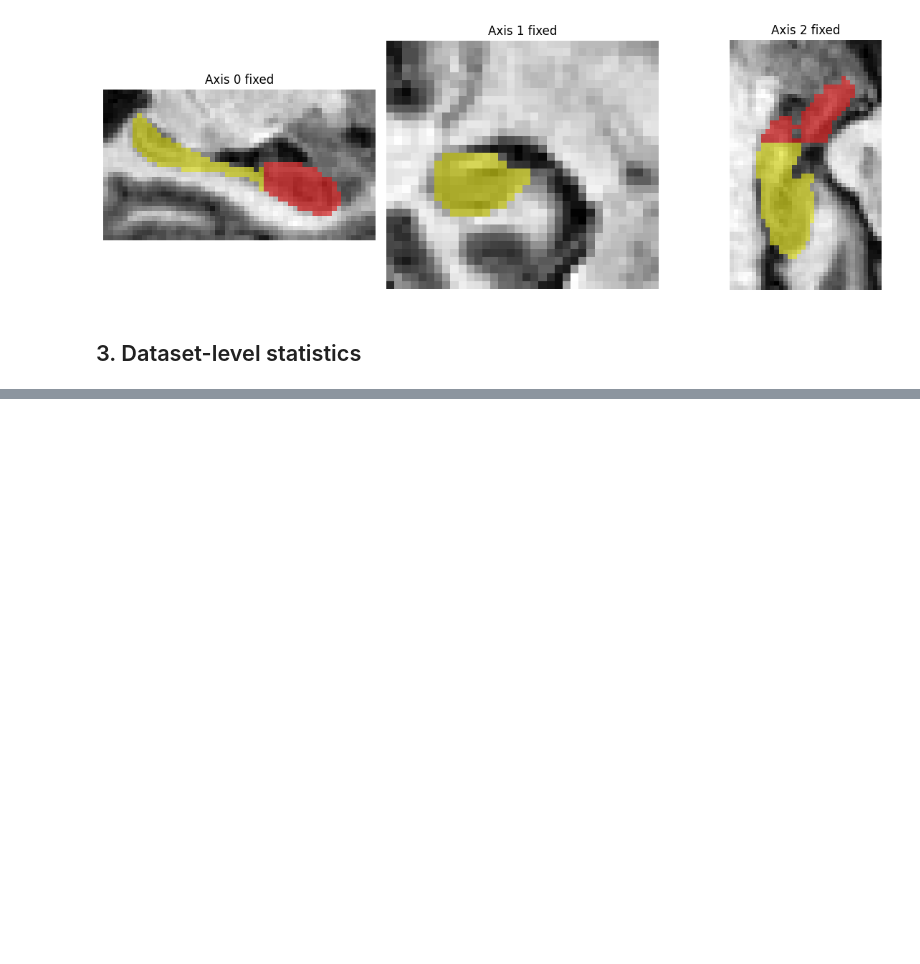
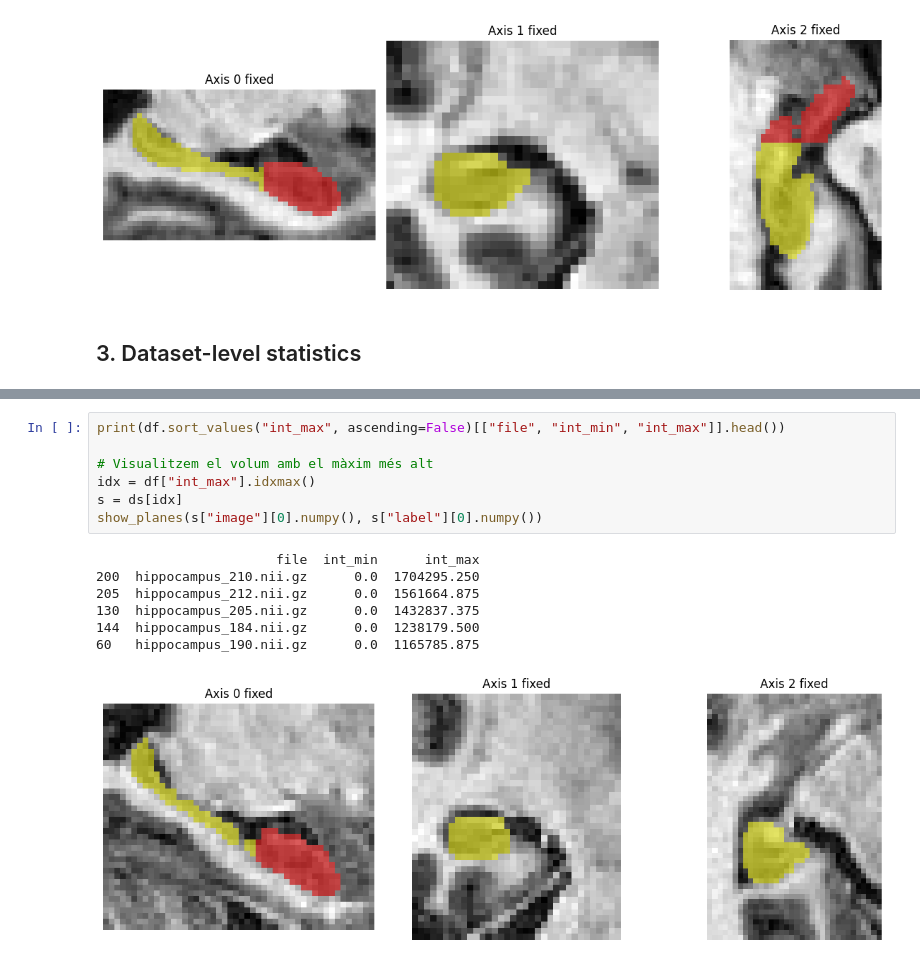
Before and after one commit to maartariutort/mri-segmentation-monai, a Jupyter notebook: notebooks/01_exploration.ipynb, the cells around one changed output, grey strips where cells are left out. Cells and saved outputs as stored; diff of their text form; blank space fills up the shorter version.

```diff
--- a/notebooks/01_exploration.ipynb
+++ b/notebooks/01_exploration.ipynb
@@ -146,0 +165,15 @@ df.describe().round(3)
+# %%
+print(df.sort_values("int_max", ascending=False)[["file", "int_min", "int_max"]].head())
+
+# Visualitzem el volum amb el màxim més alt
+idx = df["int_max"].idxmax()
+s = ds[idx]
+show_planes(s["image"][0].numpy(), s["label"][0].numpy())
+# %% [output]
+                       file  int_min      int_max
+200  hippocampus_210.nii.gz      0.0  1704295.250
+205  hippocampus_212.nii.gz      0.0  1561664.875
+130  hippocampus_205.nii.gz      0.0  1432837.375
+144  hippocampus_184.nii.gz      0.0  1238179.500
+60   hippocampus_190.nii.gz      0.0  1165785.875
+[figure, added]
```
Also changed, not shown: parts of 2 cells of this notebook.
